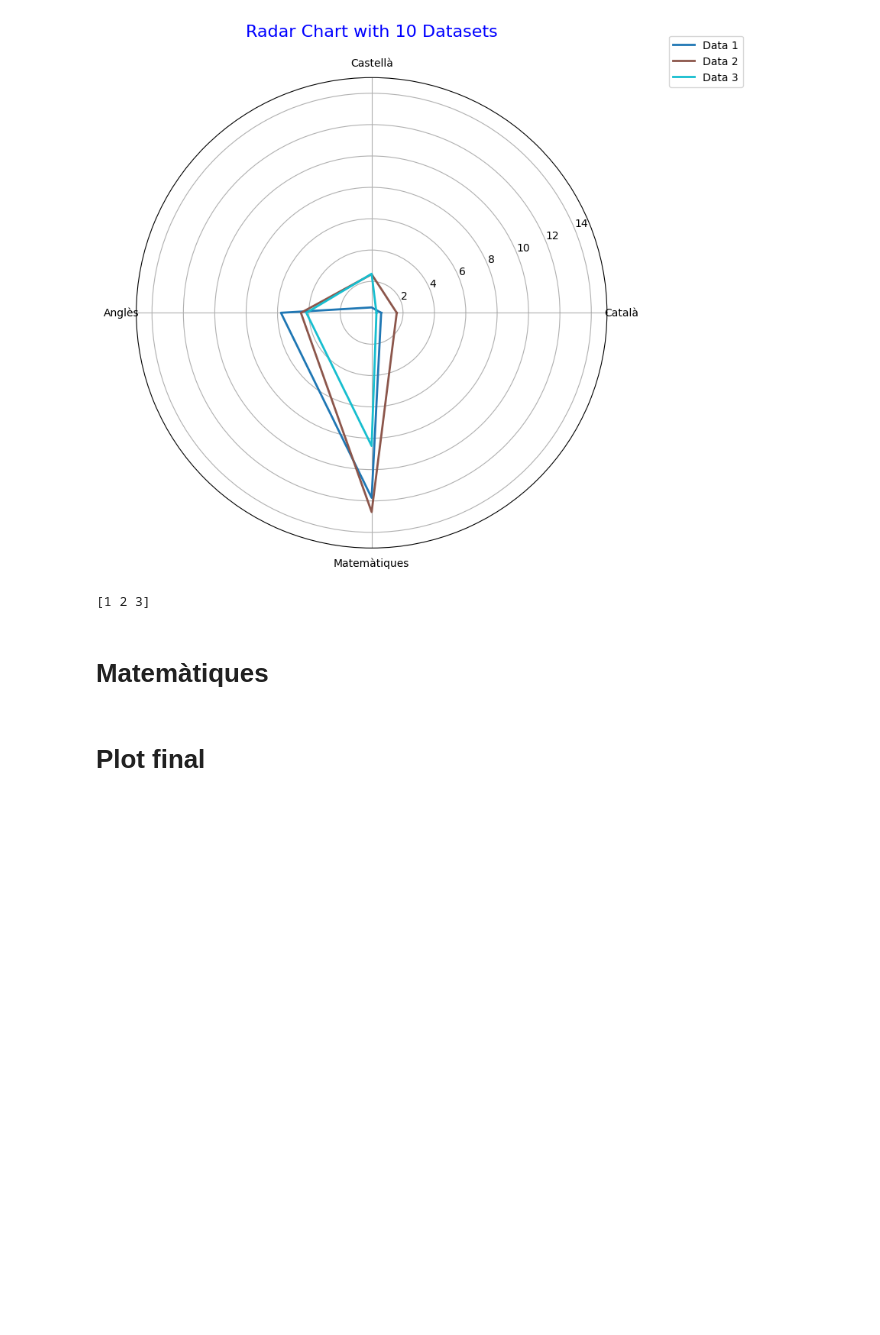
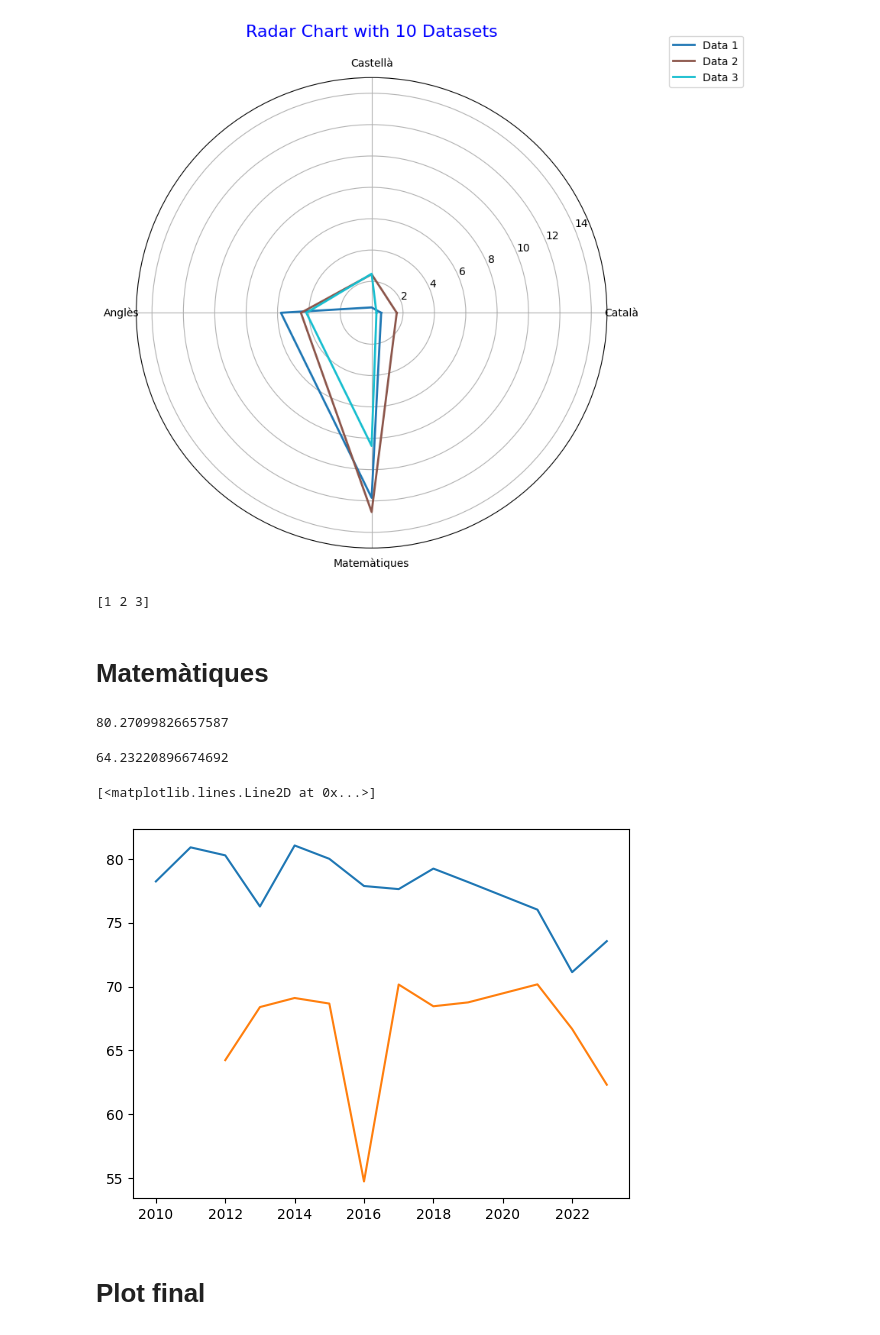
Before and after one commit to edejuan2002/avdm_Competecies, a Jupyter notebook: Andreu/Andreu.ipynb, the cells around one changed output. Saved outputs shown, nothing was run; the diff lists cells and outputs as text; code cells hidden in the pictures; blank space fills up the shorter version.

```diff
--- a/Andreu/Andreu.ipynb
+++ b/Andreu/Andreu.ipynb
@@ -432,5 +432,74 @@ print(a[0:3])
 [1 2 3]
 # %% [markdown]
 # Matemàtiques
+# %%
+# mitjanes de les assignatures seleccionades per cada any començant pel 2009
+matsise=np.zeros([14])
+
+for i in range(2010,2024):
+    #selecciono l'any d'estudi
+    an = sise[sise['any'] == str(i)]
+
+    #elimina els NaN
+    an = an.dropna(how='all')
+
+    #per les diferents proves cal passar els valors que es troben en string a numeric
+    pmat=pd.to_numeric(an['pmat'], errors='coerce')
+    #pmed=pd.to_numeric(an['pmed'], errors='coerce')
+
+
+    #mitjana de cada assigantura
+    mmat=pmat.mean()
+    #mmed=pmed.mean()
+
+    #array de mitjanes
+    n=int(i-2010)
+    matsise[n]=mmat
+
+#print(any19.iloc[:,3])
+
+matsise=np.array([matsise[0],matsise[1],matsise[2],matsise[3],matsise[4],matsise[5],matsise[6],matsise[7],matsise[8],matsise[9],matsise[11],matsise[12],matsise[13]])
+print(matsise[2])
+# %% [output]
+80.27099826657587
+# %%
+# mitjanes de les assignatures seleccionades per cada any començant pel 2009
+matquart=np.zeros([12])
+
+for i in range(2012,2024):
+    #selecciono l'any d'estudi
+    an = quart[quart['any'] == str(i)]
+
+    #elimina els NaN
+    an = an.dropna(how='all')
+
+    #per les diferents proves cal passar els valors que es troben en string a numeric
+    pmat=pd.to_numeric(an['pmat'], errors='coerce')
+    #pmed=pd.to_numeric(an['pmed'], errors='coerce')
+
+
+    #mitjana de cada assigantura
+    mmat=pmat.mean()
+    #mmed=pmed.mean()
+
+    #array de mitjanes
+    n=int(i-2012)
+    matquart[n]=mmat
+
+#print(any19.iloc[:,3])
+
+matquart = np.array([matquart[0], matquart[1], matquart[2], matquart[3], matquart[4],
+                     matquart[5], matquart[6], matquart[7], matquart[8], matquart[9], matquart[11]])
+print(matquart[0])
+# %% [output]
+64.23220896674692
+# %%
+anys4=np.array([2012,2013,2014,2015,2016,2017,2018,2019,2021,2022,2023])
+anys6=np.array([2010,2011,2012,2013,2014,2015,2016,2017,2018,2019,2021,2022,2023])
+plt.plot(anys6,matsise,'-')
+plt.plot(anys4,matquart,'-')
+# %% [output]
+[<matplotlib.lines.Line2D at 0x...>]
+[figure, added]
 # %% [markdown]
 # Plot final
```
Also changed, not shown: 1 other file.
